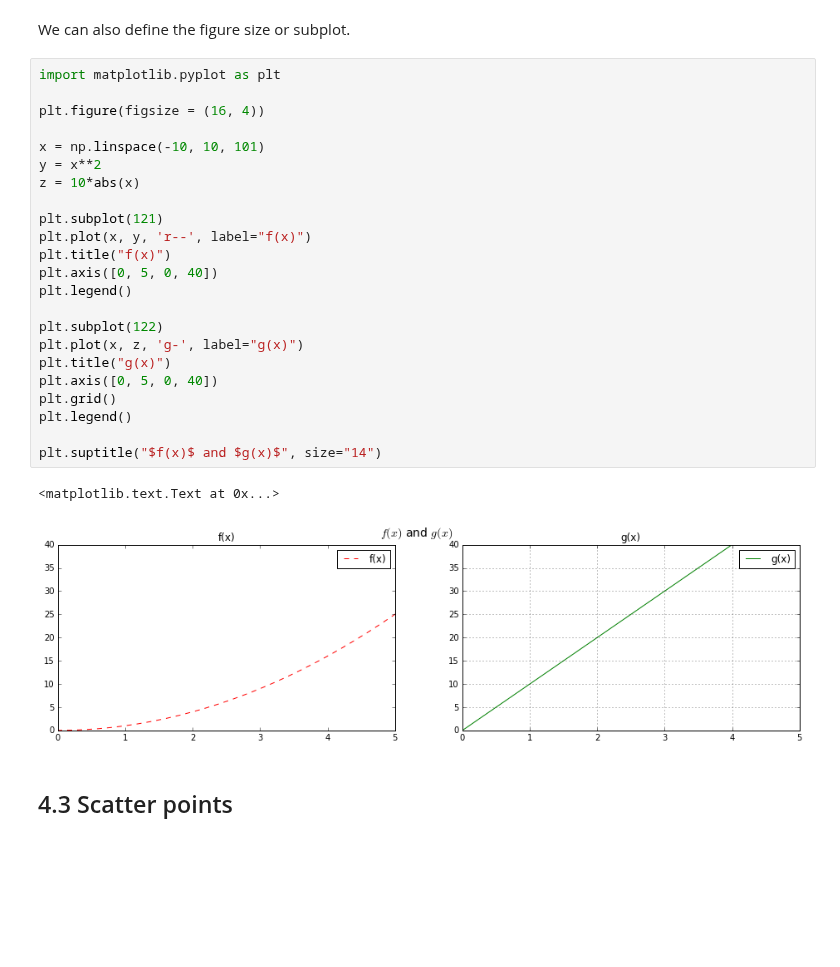
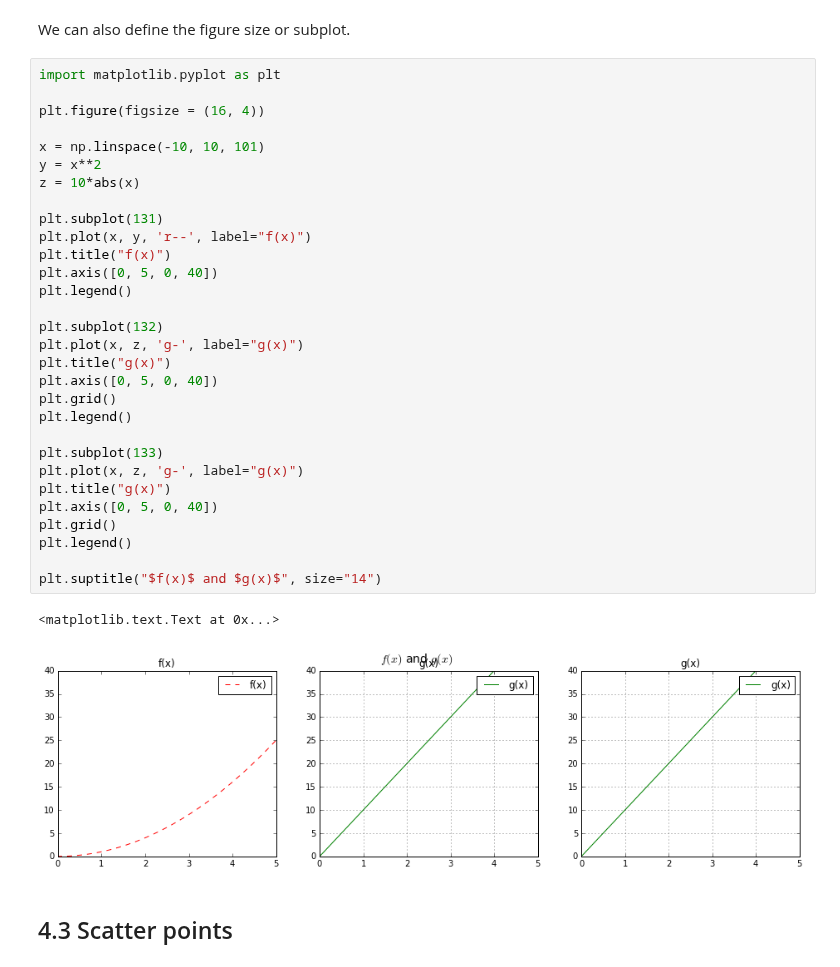
Before and after one commit to riduan91/DSC101, a Jupyter notebook: Lesson3/Amphi/LibrariesInPython.ipynb, the cells around one changed output. Drawn from its saved outputs; the diff is of its cells as text; blank space fills up the shorter version.

```diff
--- a/Lesson3/Amphi/LibrariesInPython.ipynb
+++ b/Lesson3/Amphi/LibrariesInPython.ipynb
@@ -1081,29 +1099,36 @@ We can also define the figure size or subplot.
 # %%
 import matplotlib.pyplot as plt
 
 plt.figure(figsize = (16, 4))
 
 x = np.linspace(-10, 10, 101)
 y = x**2
 z = 10*abs(x)
 
-plt.subplot(121)
+plt.subplot(131)
 plt.plot(x, y, 'r--', label="f(x)")
 plt.title("f(x)")
 plt.axis([0, 5, 0, 40])
 plt.legend()
 
-plt.subplot(122)
+plt.subplot(132)
+plt.plot(x, z, 'g-', label="g(x)")
+plt.title("g(x)")
+plt.axis([0, 5, 0, 40])
+plt.grid()
+plt.legend()
+
+plt.subplot(133)
 plt.plot(x, z, 'g-', label="g(x)")
 plt.title("g(x)")
 plt.axis([0, 5, 0, 40])
 plt.grid()
 plt.legend()
 
 plt.suptitle("$f(x)$ and $g(x)$", size="14")
 # %% [output]
 <matplotlib.text.Text at 0x...>
-[figure, old version]
+[figure, new version]
 # %% [markdown]
 ## 4.3 Scatter points
 # %% [markdown]
```
Also changed, not shown: parts of 40 cells of this notebook, 1 other file.
